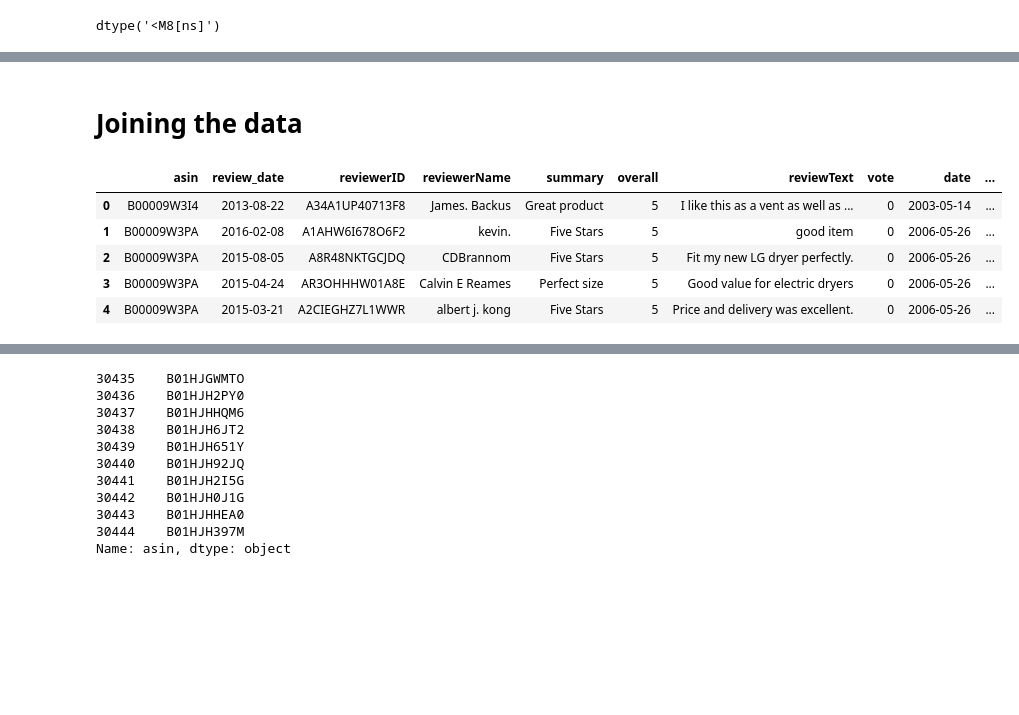
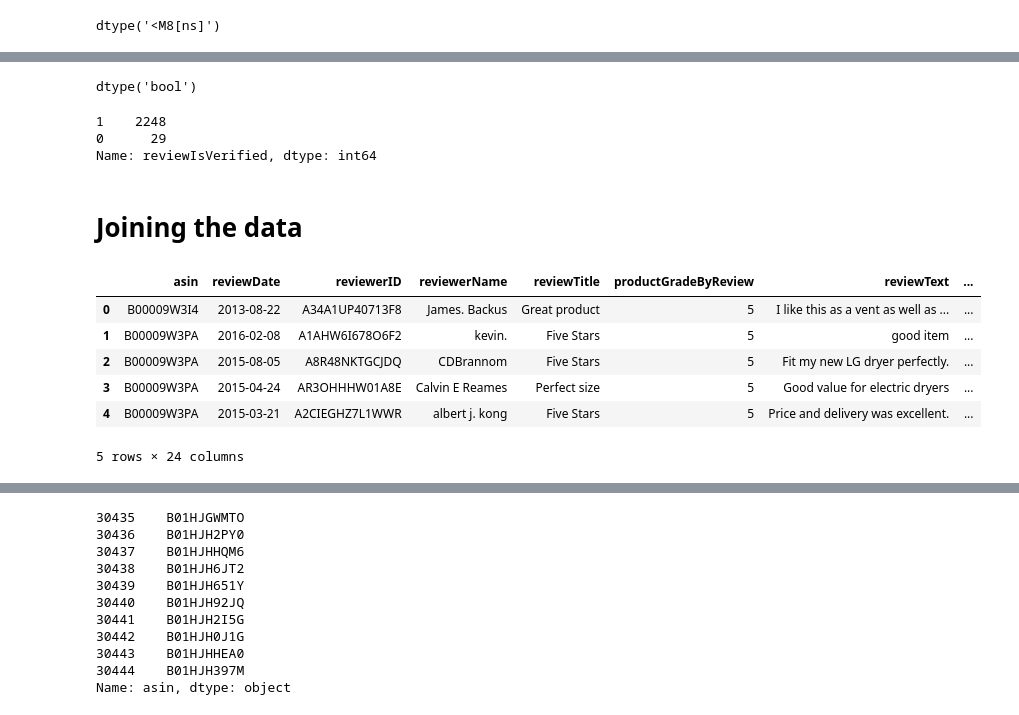
Before and after one commit to VianneyMI/amazon_fake_reviews, a Jupyter notebook: model_features/data_cleaning.ipynb, the cells around one changed output, grey strips where cells are left out. Cells and saved outputs as stored; diff of their text form; code cells hidden in the pictures; blank space fills up the shorter version.

Commit message:
Cleaned dataset, included more features, renamed variables and started modelling

```diff
--- a/model_features/data_cleaning.ipynb
+++ b/model_features/data_cleaning.ipynb
@@ -182,0 +264,19 @@ df_appliances.head()
+# %%
+#Creating month column
+df_appliances['reviewMonth']=df_appliances['reviewDate'].dt.month
+df_appliances['reviewMonth']=df_appliances['reviewMonth'].fillna(-1)
+df_appliances['reviewMonth']=df_appliances['reviewMonth'].astype(int)
+# %%
+#Creating day column
+df_appliances['reviewDay']=df_appliances['reviewDate'].dt.day
+df_appliances['reviewDay']=df_appliances['reviewDay'].fillna(-1)
+df_appliances['reviewDay']=df_appliances['reviewDay'].astype(int)
+# %%
+df_appliances.rename({
+    'summary':'reviewTitle',
+    'overall':'productGradeByReview',
+    'vote':'reviewUpvotes',
+    'image':'reviewHasImage',
+    'verified':'reviewIsVerified'
+}, axis=1, inplace=True)
+df_appliances.head()
@@ -183,15 +290,27 @@ df_appliances.head()
+# %%
+df_appliances['reviewIsVerified'].dtype
+# %% [output]
+dtype('bool')
+# %%
+df_appliances['reviewIsVerified']=df_appliances['reviewIsVerified'].apply(lambda x: 1 if x else 0)
+df_appliances['reviewIsVerified'].value_counts()
+# %% [output]
+1    2248
+0      29
+Name: reviewIsVerified, dtype: int64
 # %% [markdown]
 # Joining the data
 # %%
-df=df_appliances.merge(meta_data, how='left', on='asin')
+df=df_appliances.merge(meta_appliances, how='left', on='asin')
 df.head()
 # %% [output]
-|  | asin | review_date | reviewerID | reviewerName | summary | overall | reviewText | vote | date | ... |
-| 0 | B00009W3I4 | 2013-08-22 | A34A1UP40713F8 | James. Backus | Great product | 5 | I like this as a vent as well as ... | 0 | 2003-05-14 | ... |
-| 1 | B00009W3PA | 2016-02-08 | A1AHW6I678O6F2 | kevin. | Five Stars | 5 | good item | 0 | 2006-05-26 | ... |
-| 2 | B00009W3PA | 2015-08-05 | A8R48NKTGCJDQ | CDBrannom | Five Stars | 5 | Fit my new LG dryer perfectly. | 0 | 2006-05-26 | ... |
-| 3 | B00009W3PA | 2015-04-24 | AR3OHHHW01A8E | Calvin E Reames | Perfect size | 5 | Good value for electric dryers | 0 | 2006-05-26 | ... |
-| 4 | B00009W3PA | 2015-03-21 | A2CIEGHZ7L1WWR | albert j. kong | Five Stars | 5 | Price and delivery was excellent. | 0 | 2006-05-26 | ... |
+|  | asin | reviewDate | reviewerID | reviewerName | reviewTitle | productGradeByReview | reviewText | ... |
+| 0 | B00009W3I4 | 2013-08-22 | A34A1UP40713F8 | James. Backus | Great product | 5 | I like this as a vent as well as ... | ... |
+| 1 | B00009W3PA | 2016-02-08 | A1AHW6I678O6F2 | kevin. | Five Stars | 5 | good item | ... |
+| 2 | B00009W3PA | 2015-08-05 | A8R48NKTGCJDQ | CDBrannom | Five Stars | 5 | Fit my new LG dryer perfectly. | ... |
+| 3 | B00009W3PA | 2015-04-24 | AR3OHHHW01A8E | Calvin E Reames | Perfect size | 5 | Good value for electric dryers | ... |
+| 4 | B00009W3PA | 2015-03-21 | A2CIEGHZ7L1WWR | albert j. kong | Five Stars | 5 | Price and delivery was excellent. | ... |
+5 rows × 24 columns
 # %%
 df_appliances.tail()
 # %% [output]
```
Also changed, not shown: parts of 33 cells of this notebook, 3 other files.
